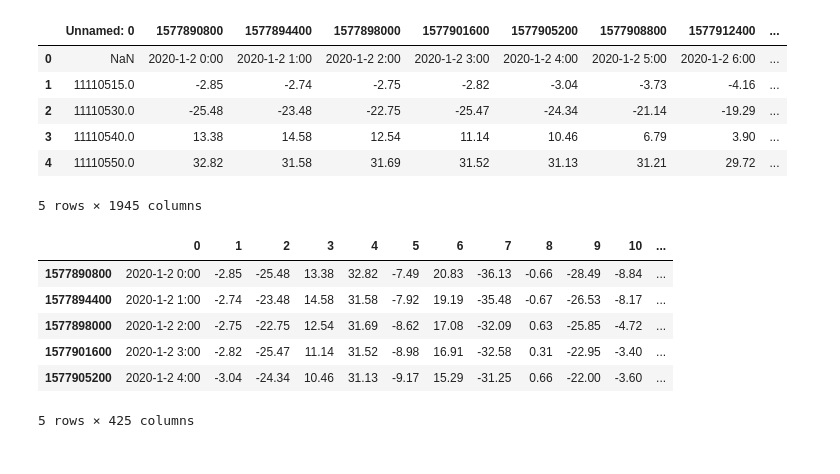
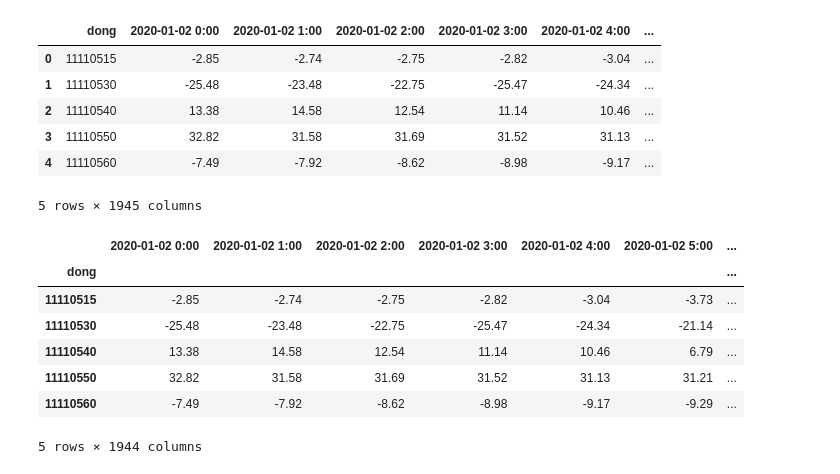
Before and after one commit to choisooyeon007/hello-world, a Jupyter notebook: unixtime1.ipynb, the cells around one changed output. Cells and saved outputs as stored; diff of their text form; code cells hidden in the pictures.

```diff
--- a/unixtime1.ipynb
+++ b/unixtime1.ipynb
@@ -11,24 +11,25 @@ import numpy as np
 import pandas as pd
 import matplotlib.pyplot as plt
 # %%
-df=pd.read_csv("unix.csv", )
+df=pd.read_csv("unix (4).csv", )
 df.head()
 # %% [output]
-|  | Unnamed: 0 | 1577890800 | 1577894400 | 1577898000 | 1577901600 | 1577905200 | 1577908800 | 1577912400 | ... |
-| 0 | NaN | 2020-1-2 0:00 | 2020-1-2 1:00 | 2020-1-2 2:00 | 2020-1-2 3:00 | 2020-1-2 4:00 | 2020-1-2 5:00 | 2020-1-2 6:00 | ... |
-| 1 | 11110515.0 | -2.85 | -2.74 | -2.75 | -2.82 | -3.04 | -3.73 | -4.16 | ... |
-| 2 | 11110530.0 | -25.48 | -23.48 | -22.75 | -25.47 | -24.34 | -21.14 | -19.29 | ... |
-| 3 | 11110540.0 | 13.38 | 14.58 | 12.54 | 11.14 | 10.46 | 6.79 | 3.90 | ... |
-| 4 | 11110550.0 | 32.82 | 31.58 | 31.69 | 31.52 | 31.13 | 31.21 | 29.72 | ... |
+|  | dong | 2020-01-02 0:00 | 2020-01-02 1:00 | 2020-01-02 2:00 | 2020-01-02 3:00 | 2020-01-02 4:00 | ... |
+| 0 | 11110515 | -2.85 | -2.74 | -2.75 | -2.82 | -3.04 | ... |
+| 1 | 11110530 | -25.48 | -23.48 | -22.75 | -25.47 | -24.34 | ... |
+| 2 | 11110540 | 13.38 | 14.58 | 12.54 | 11.14 | 10.46 | ... |
+| 3 | 11110550 | 32.82 | 31.58 | 31.69 | 31.52 | 31.13 | ... |
+| 4 | 11110560 | -7.49 | -7.92 | -8.62 | -8.98 | -9.17 | ... |
 5 rows × 1945 columns
 # %%
-df1=np.transpose(df)
+df1=df.set_index('dong')
 df1.head()
 # %% [output]
-|  | 0 | 1 | 2 | 3 | 4 | 5 | 6 | 7 | 8 | 9 | 10 | ... |
-| 1577890800 | 2020-1-2 0:00 | -2.85 | -25.48 | 13.38 | 32.82 | -7.49 | 20.83 | -36.13 | -0.66 | -28.49 | -8.84 | ... |
-| 1577894400 | 2020-1-2 1:00 | -2.74 | -23.48 | 14.58 | 31.58 | -7.92 | 19.19 | -35.48 | -0.67 | -26.53 | -8.17 | ... |
-| 1577898000 | 2020-1-2 2:00 | -2.75 | -22.75 | 12.54 | 31.69 | -8.62 | 17.08 | -32.09 | 0.63 | -25.85 | -4.72 | ... |
-| 1577901600 | 2020-1-2 3:00 | -2.82 | -25.47 | 11.14 | 31.52 | -8.98 | 16.91 | -32.58 | 0.31 | -22.95 | -3.40 | ... |
-| 1577905200 | 2020-1-2 4:00 | -3.04 | -24.34 | 10.46 | 31.13 | -9.17 | 15.29 | -31.25 | 0.66 | -22.00 | -3.60 | ... |
+|  | 2020-01-02 0:00 | 2020-01-02 1:00 | 2020-01-02 2:00 | 2020-01-02 3:00 | 2020-01-02 4:00 | 2020-01-02 5:00 | ... |
+| dong |  |  |  |  |  |  | ... |
+| 11110515 | -2.85 | -2.74 | -2.75 | -2.82 | -3.04 | -3.73 | ... |
+| 11110530 | -25.48 | -23.48 | -22.75 | -25.47 | -24.34 | -21.14 | ... |
+| 11110540 | 13.38 | 14.58 | 12.54 | 11.14 | 10.46 | 6.79 | ... |
+| 11110550 | 32.82 | 31.58 | 31.69 | 31.52 | 31.13 | 31.21 | ... |
+| 11110560 | -7.49 | -7.92 | -8.62 | -8.98 | -9.17 | -9.29 | ... |
-5 rows × 425 columns
+5 rows × 1944 columns
```
Also changed, not shown: parts of 6 cells of this notebook.
